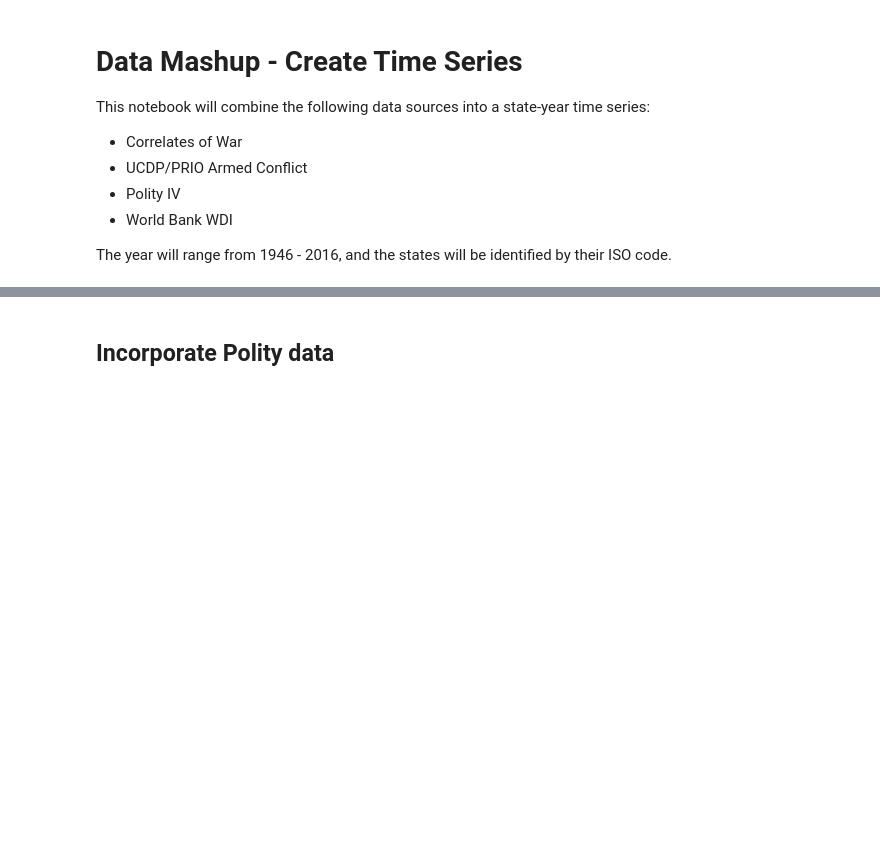
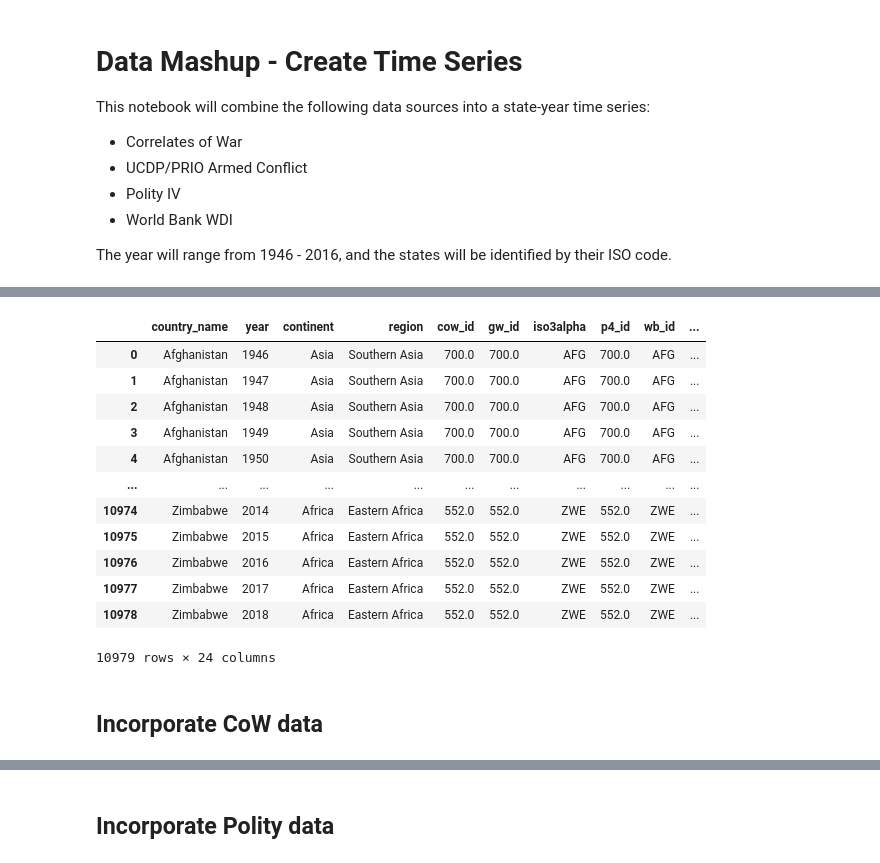
Before and after one commit to jenna-jordan/international-relations-database-extended, a Jupyter notebook: Mashup_Data/Create_Time-Series.ipynb, the cells around one changed output, grey strips where cells are left out. Cells and saved outputs as stored; diff of their text form; code cells hidden in the pictures; blank space fills up the shorter version.

```diff
--- a/Mashup_Data/Create_Time-Series.ipynb
+++ b/Mashup_Data/Create_Time-Series.ipynb
@@ -120,0 +17,3 @@ array(['GFR', 'GDR', 'AUS', 'MAC', 'SER', 'RUM', 'SYR', 'YEM', 'OMA',
+# %%
+base_ts = pd.read_csv("../Data/FINAL/countrycodes_ts-base.csv")
+base_ts
@@ -120,0 +36,5 @@ array(['GFR', 'GDR', 'AUS', 'MAC', 'SER', 'RUM', 'SYR', 'YEM', 'OMA',
+# %%
+ucdp = pd.read_csv("../Data/FINAL/ucdp.csv")
+ucdp = ucdp.add_prefix('ucdp_')
+ucdp = ucdp.rename(columns={'ucdp_gw_id': 'gw_id', 'ucdp_year': 'year'})
+ucdp
@@ -120,0 +55,21 @@ array(['GFR', 'GDR', 'AUS', 'MAC', 'SER', 'RUM', 'SYR', 'YEM', 'OMA',
+# %%
+ts_merge1 = base_ts.merge(ucdp, on=['gw_id', 'year'], how='left')
+ts_merge1['ucdp_war_count'] = ts_merge1['ucdp_war_count'].fillna(0).astype(int)
+ts_merge1['ucdp_conflict_count'] = ts_merge1['ucdp_conflict_count'].fillna(0).astype(int)
+ts_merge1
+# %% [output]
+|  | country_name | year | continent | region | cow_id | gw_id | iso3alpha | p4_id | wb_id | ... |
+| 0 | Afghanistan | 1946 | Asia | Southern Asia | 700.0 | 700.0 | AFG | 700.0 | AFG | ... |
+| 1 | Afghanistan | 1947 | Asia | Southern Asia | 700.0 | 700.0 | AFG | 700.0 | AFG | ... |
+| 2 | Afghanistan | 1948 | Asia | Southern Asia | 700.0 | 700.0 | AFG | 700.0 | AFG | ... |
+| 3 | Afghanistan | 1949 | Asia | Southern Asia | 700.0 | 700.0 | AFG | 700.0 | AFG | ... |
+| 4 | Afghanistan | 1950 | Asia | Southern Asia | 700.0 | 700.0 | AFG | 700.0 | AFG | ... |
+| ... | ... | ... | ... | ... | ... | ... | ... | ... | ... | ... |
+| 10974 | Zimbabwe | 2014 | Africa | Eastern Africa | 552.0 | 552.0 | ZWE | 552.0 | ZWE | ... |
+| 10975 | Zimbabwe | 2015 | Africa | Eastern Africa | 552.0 | 552.0 | ZWE | 552.0 | ZWE | ... |
+| 10976 | Zimbabwe | 2016 | Africa | Eastern Africa | 552.0 | 552.0 | ZWE | 552.0 | ZWE | ... |
+| 10977 | Zimbabwe | 2017 | Africa | Eastern Africa | 552.0 | 552.0 | ZWE | 552.0 | ZWE | ... |
+| 10978 | Zimbabwe | 2018 | Africa | Eastern Africa | 552.0 | 552.0 | ZWE | 552.0 | ZWE | ... |
+10979 rows × 24 columns
+# %% [markdown]
+## Incorporate CoW data
```
Also changed, not shown: parts of 34 cells of this notebook, 26 other files.
